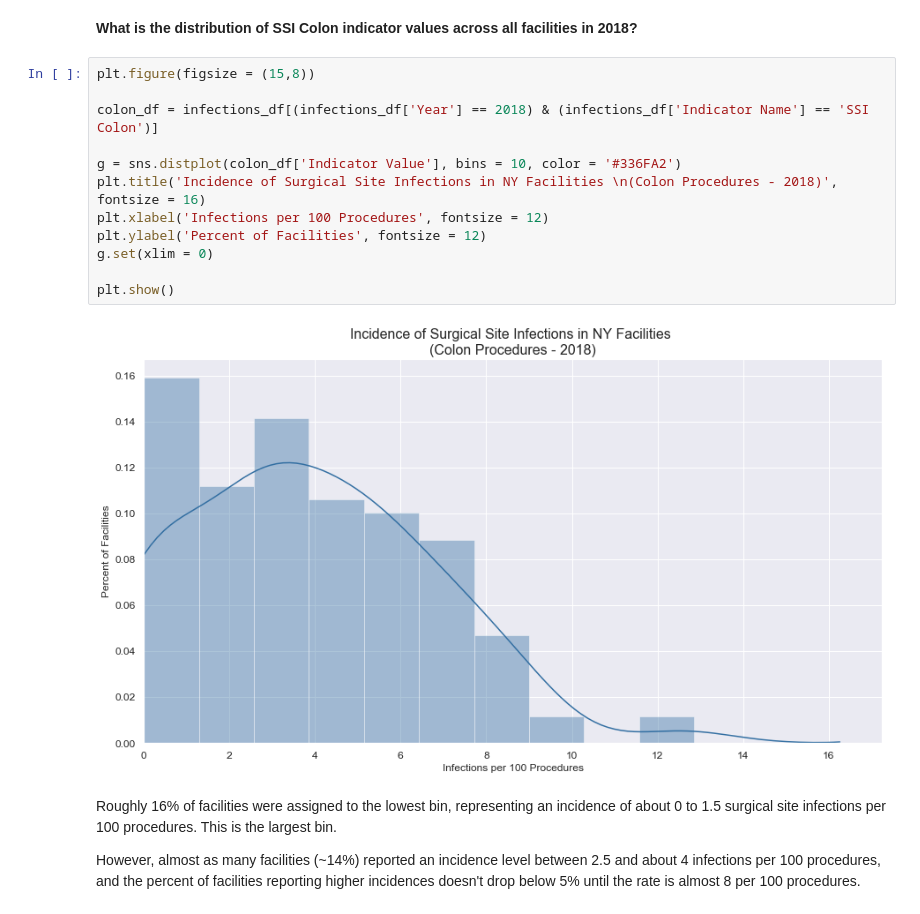
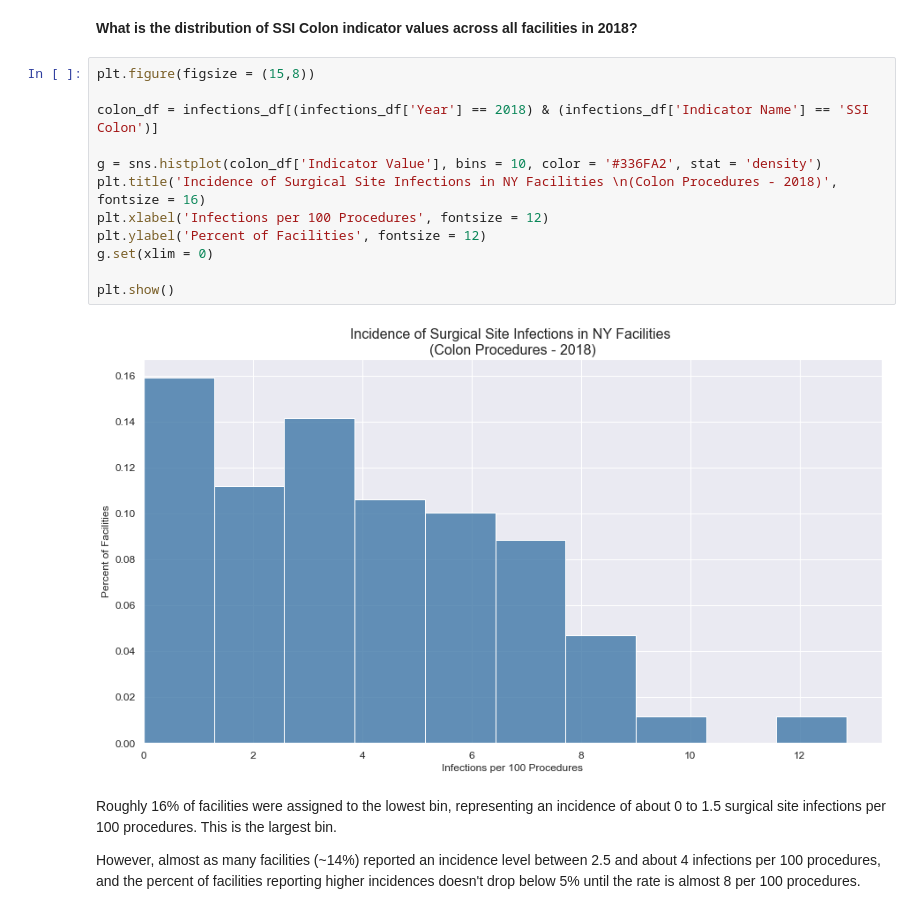
Before and after one commit to bethperry/HAI_Analysis, a Jupyter notebook: NY_Hospital_Acquired_Infections_2008-2018.ipynb, the cells around one changed output. Cells and saved outputs as stored; diff of their text form.

```diff
--- a/NY_Hospital_Acquired_Infections_2008-2018.ipynb
+++ b/NY_Hospital_Acquired_Infections_2008-2018.ipynb
@@ -876,17 +872,17 @@ As might be expected from the summary-level data, 4 of the top 5 highest inciden
 # %%
 plt.figure(figsize = (15,8))
 
 colon_df = infections_df[(infections_df['Year'] == 2018) & (infections_df['Indicator Name'] == 'SSI Colon')]
 
-g = sns.distplot(colon_df['Indicator Value'], bins = 10, color = '#336FA2')
+g = sns.histplot(colon_df['Indicator Value'], bins = 10, color = '#336FA2', stat = 'density')
 plt.title('Incidence of Surgical Site Infections in NY Facilities \n(Colon Procedures - 2018)', fontsize = 16)
 plt.xlabel('Infections per 100 Procedures', fontsize = 12)
 plt.ylabel('Percent of Facilities', fontsize = 12)
 g.set(xlim = 0)
 
 plt.show()
 # %% [output]
-[figure, old version]
+[figure, new version]
 # %% [markdown]
 Roughly 16% of facilities were assigned to the lowest bin, representing an incidence of about 0 to 1.5 surgical site infections per 100 procedures. This is the largest bin.
 
```
Also changed, not shown: parts of 4 cells of this notebook, 1 other file.
